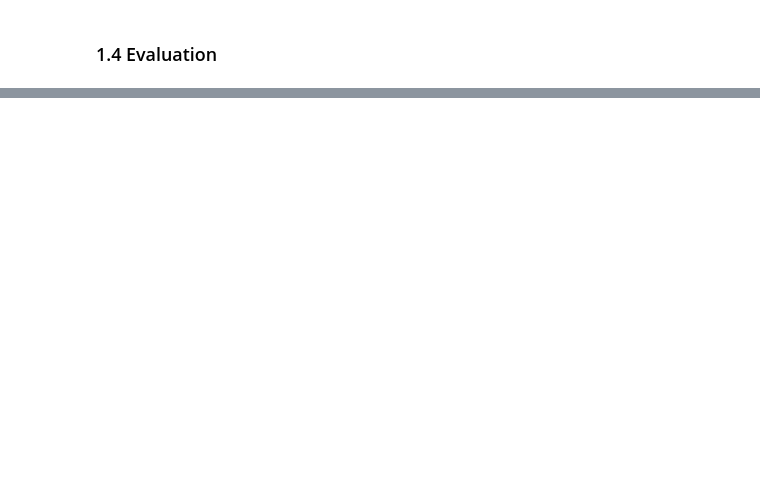
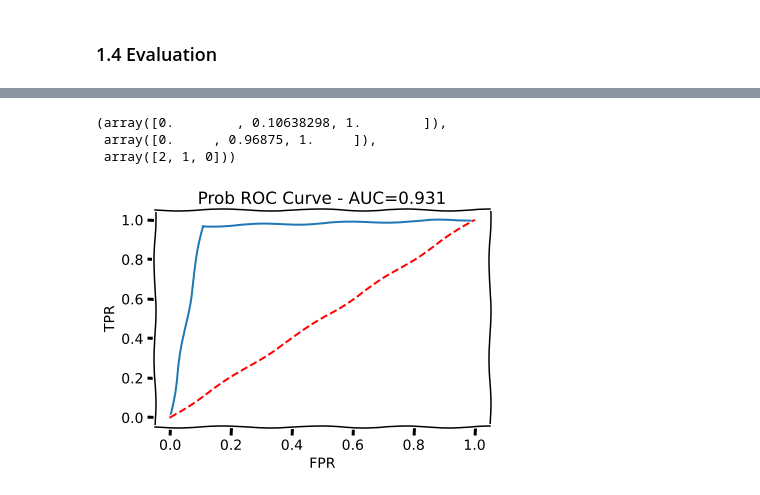
Before and after one commit to whiteboxml/teaching-ironhack-dataptmad-2004, a Jupyter notebook: week_15/error_evaluation/error_evaluation.ipynb, the cells around one changed output, grey strips where cells are left out. Drawn from its saved outputs; the diff is of its cells as text; code cells hidden in the pictures; blank space fills up the shorter version.

```diff
--- a/week_15/error_evaluation/error_evaluation.ipynb
+++ b/week_15/error_evaluation/error_evaluation.ipynb
@@ -116,0 +83,6 @@ rf.score(X_test, y_test)
+# %%
+from sklearn.datasets import load_breast_cancer
+
+data = load_breast_cancer()
+
+data
@@ -116,0 +107,9 @@ rf.score(X_test, y_test)
+# %%
+from sklearn.model_selection import train_test_split
+
+X_train, X_test, y_train, y_test = train_test_split(data.data, data.target)
+
+print(X_train.shape)
+print(X_test.shape)
+print(y_train.shape)
+print(y_test.shape)
@@ -116,0 +121,11 @@ rf.score(X_test, y_test)
+# %%
+from sklearn.ensemble import RandomForestClassifier
+
+rf = RandomForestClassifier()
+rf.fit(X_train, y_train)
+
+y_pred = rf.predict(X_test)
+y_prob = rf.predict_proba(X_test)
+
+print(y_pred[:10])
+print(y_prob[:10])
@@ -116,0 +215,22 @@ rf.score(X_test, y_test)
+# %%
+from sklearn.metrics import roc_curve
+from sklearn.metrics import roc_auc_score
+
+roc_curve(y_test, y_pred)
+# %% [output]
+(array([0.        , 0.10638298, 1.        ]),
+ array([0.     , 0.96875, 1.     ]),
+ array([2, 1, 0]))
+# %%
+# wrong plot (think about threshold variation)
+with plt.xkcd():
+    fpr, tpr, thresholds = roc_curve(y_test, y_pred)
+    a = roc_auc_score(y_test, y_pred)
+    plt.plot(fpr, tpr)
+    plt.plot(fpr, fpr, 'r--')
+    plt.xlabel('FPR')
+    plt.ylabel('TPR')
+    plt.title(f'Prob ROC Curve - AUC={a:.3f}')
+    plt.show();
+# %% [output]
+[figure, added]
```
Also changed, not shown: parts of 35 cells of this notebook, 2 other files.
